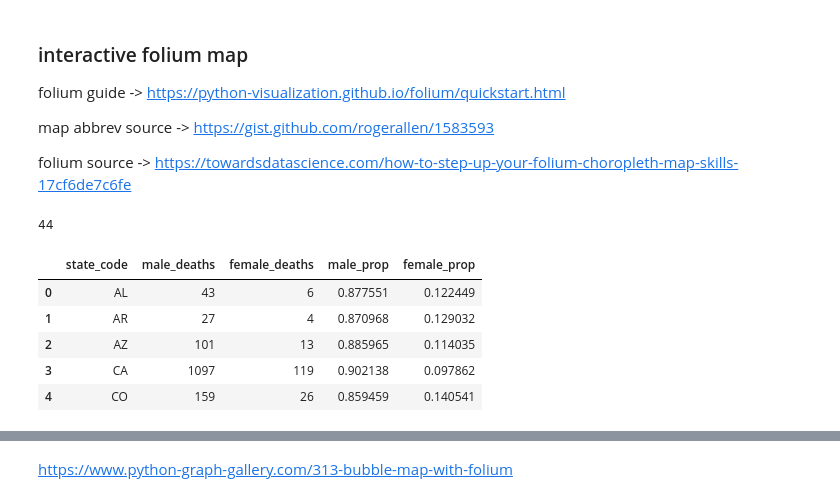
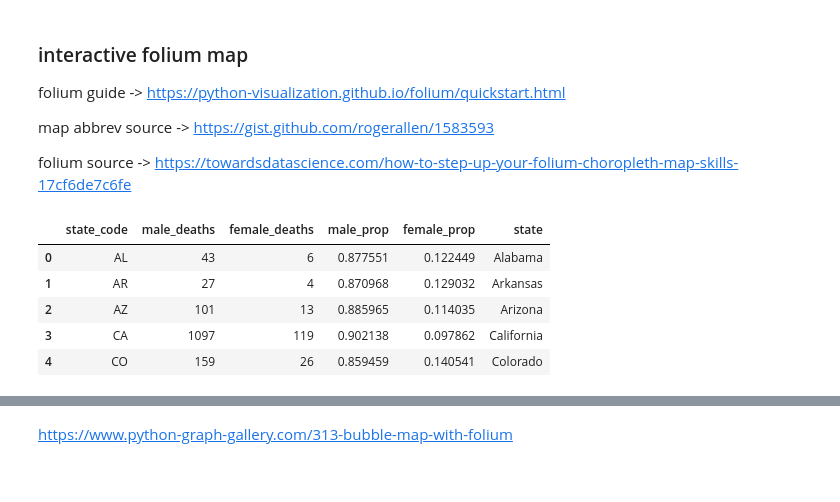
Before and after one commit to athursland/cs216finalproject, a Jupyter notebook: data visualization/Data Visualization.ipynb, the cells around one changed output, grey strips where cells are left out. Drawn from its saved outputs; the diff is of its cells as text; code cells hidden in the pictures.

```diff
--- a/data visualization/Data Visualization.ipynb
+++ b/data visualization/Data Visualization.ipynb
@@ -8,9 +8,11 @@ from geopy.geocoders import Nominatim
 
 geolocator = Nominatim(user_agent="Mozilla/5.0 (Macintosh; Intel Mac OS X 13_0_1) AppleWebKit/537.36 (KHTML, like Gecko) Chrome/108.0.0.0 Safari/537.36")
 
-df_jails = pd.read_csv('../data/all_jails_clean.csv', encoding='utf-8')
+#df_jails = pd.read_csv('../data/all_jails_clean.csv', encoding='utf-8')
+df_jails = pd.read_csv('../data/jails_mf.csv', encoding='utf-8')
 df_deaths = pd.read_csv('../data/all_deaths_clean.csv', encoding='utf-8')
-df_jails_mf = pd.read_csv('../data/jails_mf.csv', encoding='utf-8')
 
 sns.set_style('white')
 sns.set_palette('deep')
+
+(df_jails.groupby('state')['female_deaths'].agg('sum')).head()
@@ -82,39 +92,41 @@ state_codes = {
 # %%
 # read in data, map states to abbrevs
 
-df_jails['state_code'] = df_jails['state'].map(state_codes)
-df_jails_mf['state_code'] = df_jails_mf['state'].map(state_codes)
+df_jails['state_code'] = df_jails['state'].map(state_codes) #### THIS MIGHT CHANGE AFTER FIXING DATASET
+#df_jails_mf['state_code'] = df_jails_mf['state'].map(state_codes)
 
 # groupby state
 
-death_keys = ['d2008', 'd2009', 'd2010', 'd2011',
-                                           'd2012', 'd2013', 'd2014', 'd2015',
-                                           'd2016', 'd2017', 'd2018', 'd2019']
+#death_keys = ['d2008', 'd2009', 'd2010', 'd2011',
+                                           #'d2012', 'd2013', 'd2014', 'd2015',
+                                           #'d2016', 'd2017', 'd2018', 'd2019']
 
-df_jails_state = df_jails.groupby('state_code')[death_keys].agg('sum') # sum of all deaths 2008-2019
-df_jails_sum = df_jails_state.sum(axis=1)
-df_jails_sum = df_jails_sum.reset_index(level=0)
+#df_jails_state = df_jails.groupby('state_code')[death_keys].agg('sum') # sum of all deaths 2008-2019
+#df_jails_sum = df_jails_state.sum(axis=1)
+#df_jails_sum = df_jails_sum.reset_index(level=0)
 
 # jails_mf sum
-df_jails_male_deaths = df_jails_mf.groupby('state_code')['male_deaths'].agg('sum')
-df_jails_female_deaths = df_jails_mf.groupby('state_code')['female_deaths'].agg('sum')
+df_jails_male_deaths = df_jails.groupby('state_code')['male_deaths'].agg('sum')
+df_jails_female_deaths = df_jails.groupby('state_code')['female_deaths'].agg('sum')
 df = pd.concat([df_jails_male_deaths, df_jails_female_deaths], axis=1)
 df = df.reset_index(level=0)
 
 # jails_mf prop
 df['male_prop'] = df['male_deaths'] / (df['male_deaths']+df['female_deaths'])
 df['female_prop'] = df['female_deaths'] / (df['male_deaths']+df['female_deaths'])
 
-print(len(df_jails_sum))
+# add state name
+inv_map = {v: k for k, v in state_codes.items()}
+df['state'] = df['state_code'].map(inv_map)
+
 df.head()
 # %% [output]
-44
-|  | state_code | male_deaths | female_deaths | male_prop | female_prop |
-| 0 | AL | 43 | 6 | 0.877551 | 0.122449 |
-| 1 | AR | 27 | 4 | 0.870968 | 0.129032 |
-| 2 | AZ | 101 | 13 | 0.885965 | 0.114035 |
-| 3 | CA | 1097 | 119 | 0.902138 | 0.097862 |
-| 4 | CO | 159 | 26 | 0.859459 | 0.140541 |
+|  | state_code | male_deaths | female_deaths | male_prop | female_prop | state |
+| 0 | AL | 43 | 6 | 0.877551 | 0.122449 | Alabama |
+| 1 | AR | 27 | 4 | 0.870968 | 0.129032 | Arkansas |
+| 2 | AZ | 101 | 13 | 0.885965 | 0.114035 | Arizona |
+| 3 | CA | 1097 | 119 | 0.902138 | 0.097862 | California |
+| 4 | CO | 159 | 26 | 0.859459 | 0.140541 | Colorado |
 # %%
 url = (
     "https://raw.githubusercontent.com/python-visualization/folium/master/examples/data"
```
Also changed, not shown: parts of 4 cells of this notebook, 2 other files.
